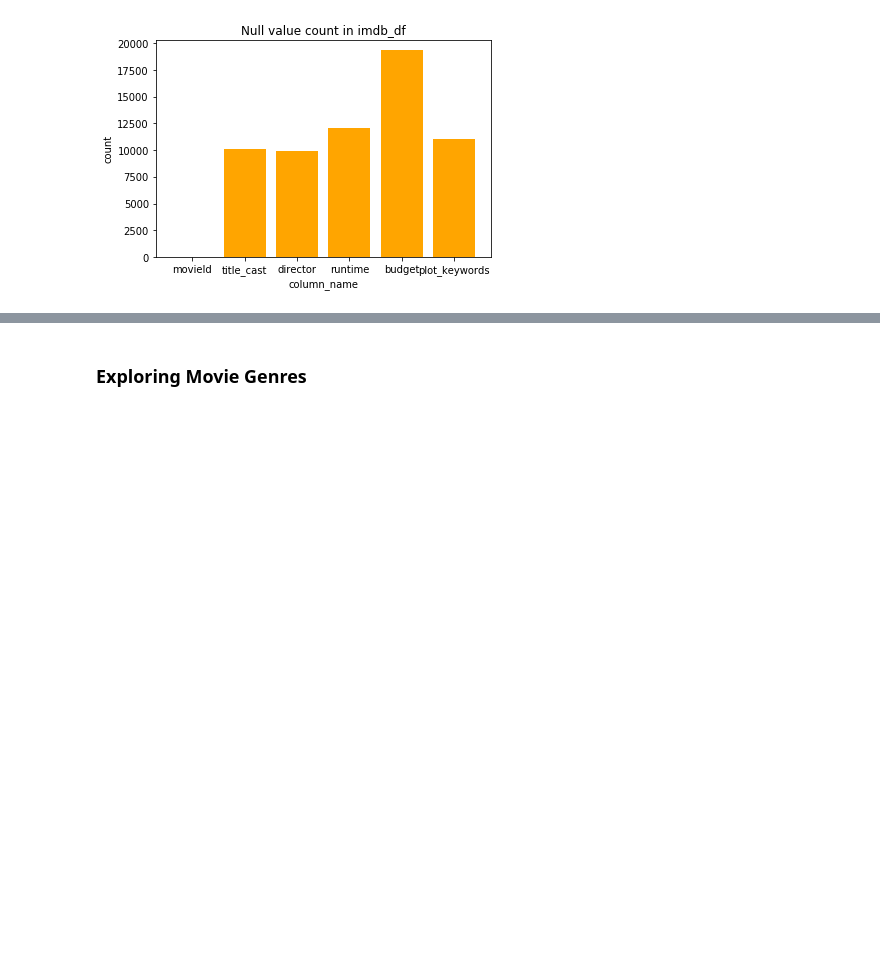
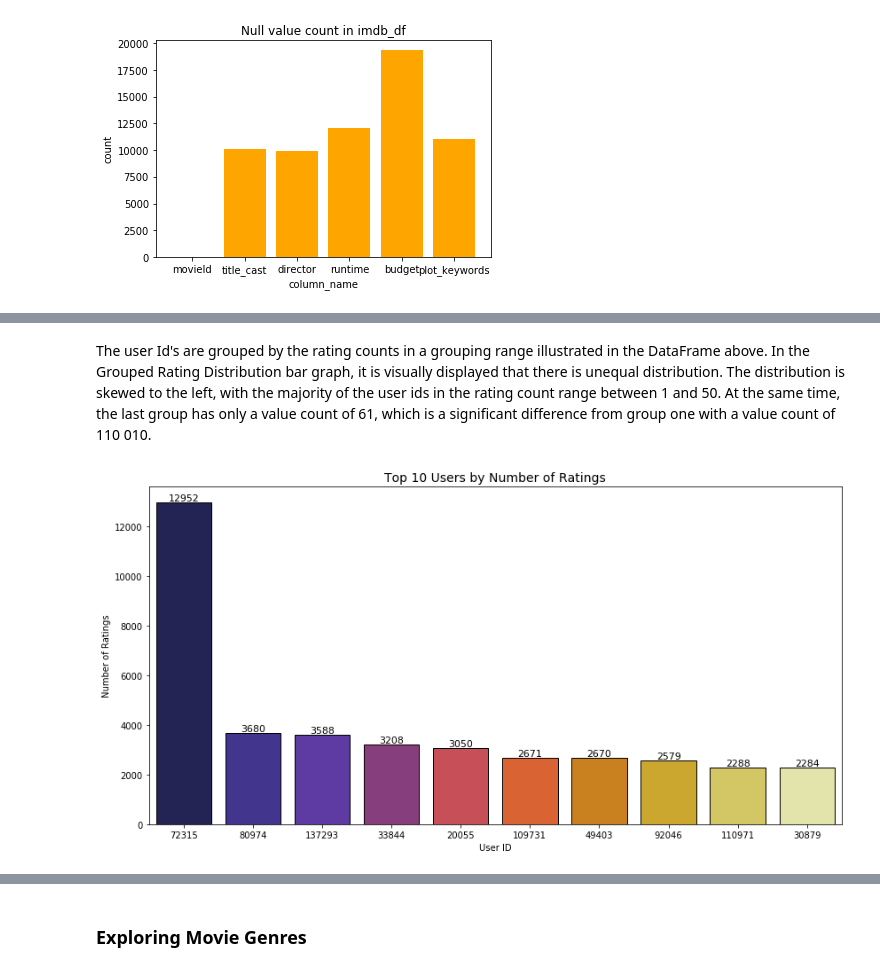
Before and after one commit to CharlesMaponya/Unsupervised_notebook, a Jupyter notebook: Kaggle_notebooki.ipynb, the cells around one changed output, grey strips where cells are left out. Drawn from its saved outputs; the diff is of its cells as text; code cells hidden in the pictures; blank space fills up the shorter version.

```diff
--- a/Kaggle_notebooki.ipynb
+++ b/Kaggle_notebooki.ipynb
@@ -353,0 +456,17 @@ genomes_count
+# %% [markdown]
+The user Id's are grouped by the rating counts in a grouping range illustrated in the DataFrame above.  In the Grouped Rating Distribution bar graph, it is visually displayed that there is unequal distribution.  The distribution is skewed to the left, with the majority of the user ids in the rating count range between 1 and 50. At the same time, the last group has only a value count of 61, which is a significant difference from group one with a value count of 110 010.
+# %%
+def user_ratings_count(df, n):
+    plt.figure(figsize=(14,7))
+    data = df['userId'].value_counts().head(n)
+    ax = sns.barplot(x = data.index, y = data, order= data.index, palette='CMRmap', edgecolor="black")
+    for p in ax.patches:
+        ax.text(p.get_x() + p.get_width()/2., p.get_height(), '%d' % int(p.get_height()), fontsize=11, ha='center', va='bottom')
+    plt.title(f'Top {n} Users by Number of Ratings', fontsize=14)
+    plt.xlabel('User ID')
+    plt.ylabel('Number of Ratings')
+    plt.show()
+# %%
+user_ratings_count(train_df,10)
+# %% [output]
+[figure, added]
```
Also changed, not shown: parts of 58 cells of this notebook.
